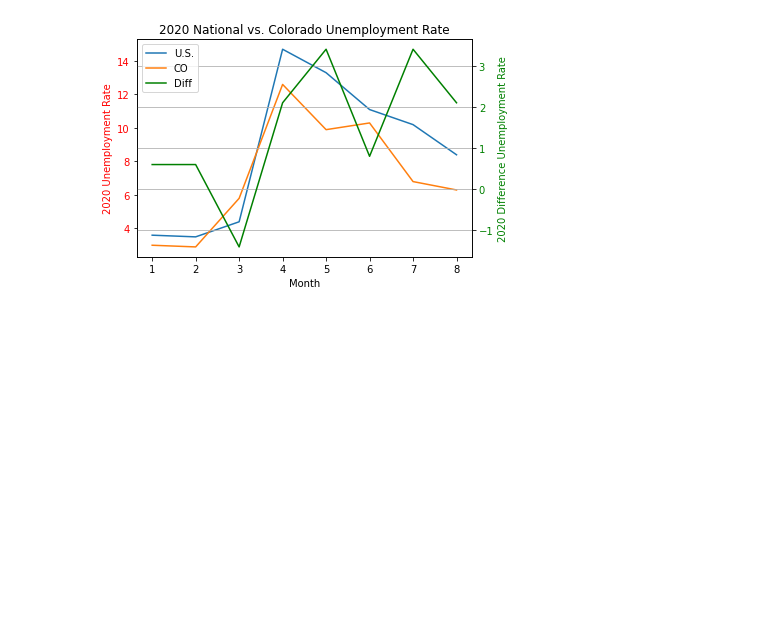
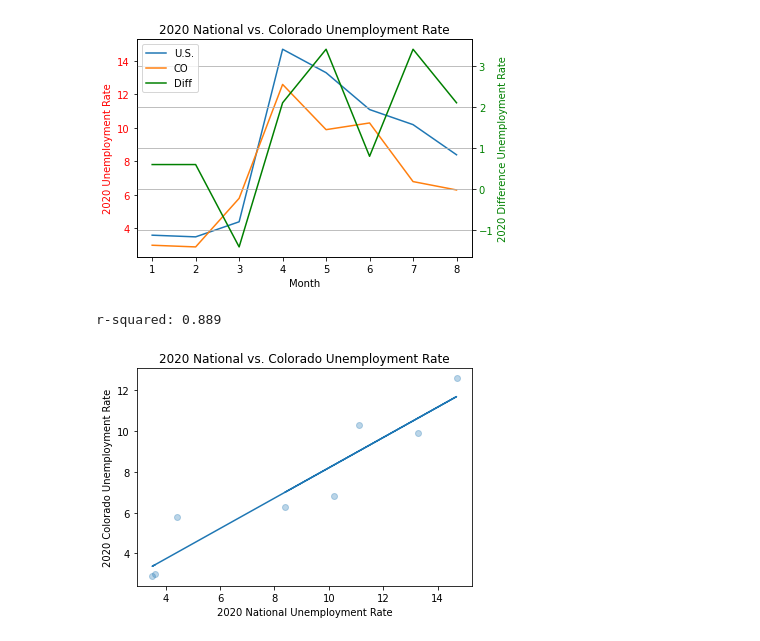
Before and after one commit to teresaflicek/Covid19-Societal-Impacts, a Jupyter notebook: Employment Rates and Covid.ipynb, the cells around one changed output. Cells and saved outputs as stored; diff of their text form; code cells hidden in the pictures; blank space fills up the shorter version.

```diff
--- a/Employment Rates and Covid.ipynb
+++ b/Employment Rates and Covid.ipynb
@@ -303,6 +303,38 @@ Image('2020_National_and_Colorado_UnemploymentRates.png')
 # %% [output]
 [figure]
 [figure]
+# %%
+# Compare National Unemployment with Confirmed Covid Cases
+# Scatter Plot
+
+x = UnRate_joined_df_2020['2020 National Unemployment Rate']
+y = UnRate_joined_df_2020['2020 Colorado Unemployment Rate']
+
+# Create scatter plots, add a trendline, and print r-squared
+
+# plt.scatter(x, y, alpha=0.3)
+# plt.title(title)
+# plt.xlabel("2020 National Unemployment Rate")
+# plt.ylabel("2020 Colorado Unemployment Rate")
+# slope, intercept, r_value, p_value, std_err = sts.linregress(x_values, y_values)
+# plt.plot(x_values, x_values * slope + intercept)
+# print(f"r-squared: {round(r_value ** 2, 3)}")
+
+
+def create_scatter(x, y, title, xlabel, ylabel, alpha):
+    plt.scatter(x, y, alpha=0.3)
+    plt.title(title)
+    plt.xlabel("2020 National Unemployment Rate")
+    plt.ylabel("2020 Colorado Unemployment Rate")
+    slope, intercept, r_value, p_value, std_err = sts.linregress(x, y)
+    plt.plot(x_values, x_values * slope + intercept)
+    print(f"r-squared: {round(r_value ** 2, 3)}")
+#calling it
+create_scatter(UnRate_joined_df_2020['2020 National Unemployment Rate'],
+               UnRate_joined_df_2020['2020 Colorado Unemployment Rate'], '2020 National vs. Colorado Unemployment Rate', 'Thing 1, units', 'Thing 2, units', 0.5)
+# %% [output]
+r-squared: 0.889
+[figure, added]
 # %%
 # Compare National Unemployment with Confirmed Covid Cases
 # Scatter Plot
```
Also changed, not shown: parts of 2 cells of this notebook.
